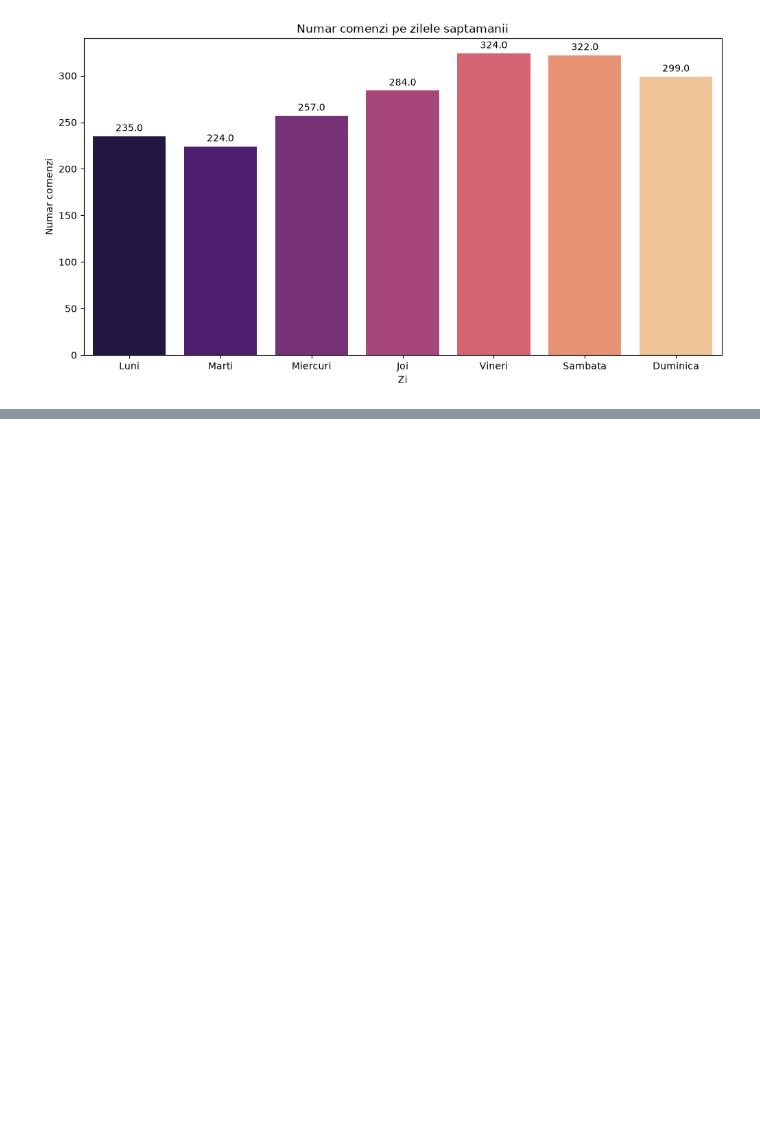
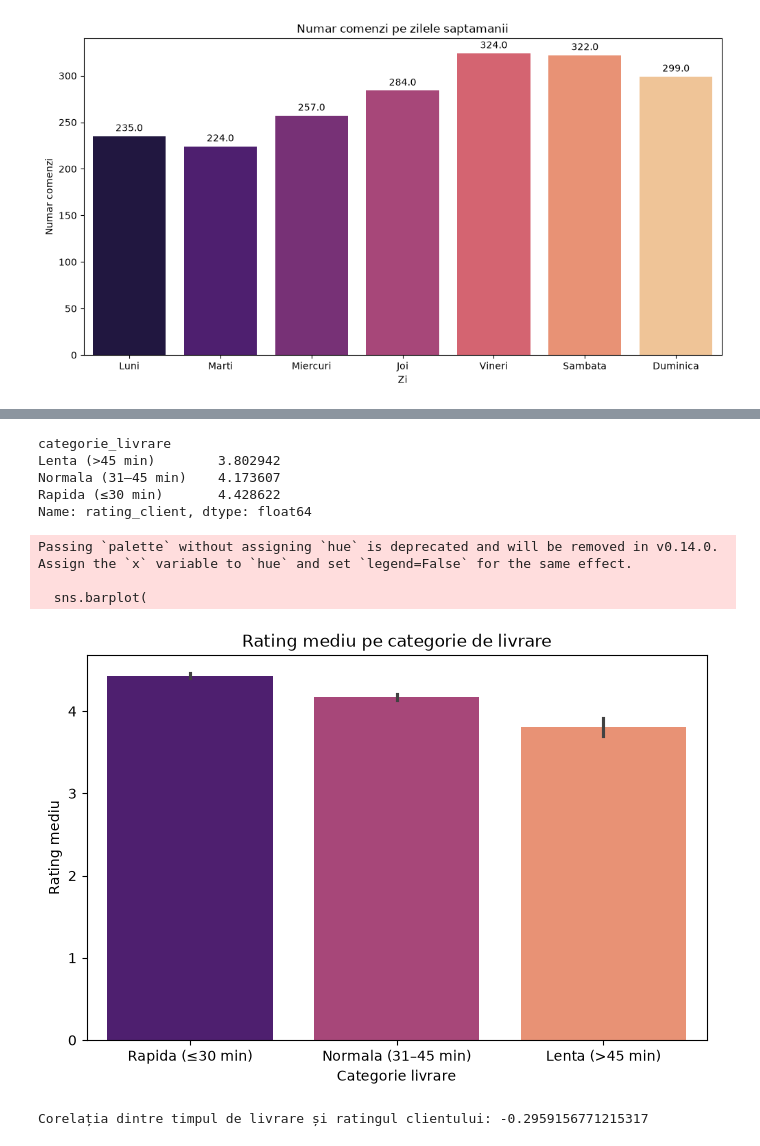
Before and after one commit to CristianaTrandafir/proiect_python_trandafir_cristiana, a Jupyter notebook: proiect_gustoexpress.ipynb, the cells around one changed output, grey strips where cells are left out. Cells and saved outputs as stored; diff of their text form; code cells hidden in the pictures; blank space fills up the shorter version.

```diff
--- a/proiect_gustoexpress.ipynb
+++ b/proiect_gustoexpress.ipynb
@@ -485,0 +517,41 @@ Passing `palette` without assigning `hue` is deprecated and will be removed in v
+# %%
+def categorie_livrare(minute):
+    if minute <= 30:
+        return "Rapida (≤30 min)"
+    elif minute <= 45:
+        return "Normala (31–45 min)"
+    else:
+        return "Lenta (>45 min)"
+
+df["categorie_livrare"] = df["timp_livrare_min"].apply(categorie_livrare)
+# %%
+rating_categorii = df.groupby("categorie_livrare")["rating_client"].mean()
+rating_categorii
+# %% [output]
+categorie_livrare
+Lenta (>45 min)        3.802942
+Normala (31–45 min)    4.173607
+Rapida (≤30 min)       4.428622
+Name: rating_client, dtype: float64
+# %%
+plt.figure(figsize=(8,5))
+sns.barplot(
+    data=df,
+    x="categorie_livrare",
+    y="rating_client",
+    palette="magma",
+    order=["Rapida (≤30 min)", "Normala (31–45 min)", "Lenta (>45 min)"]
+)
+plt.title("Rating mediu pe categorie de livrare")
+plt.xlabel("Categorie livrare")
+plt.ylabel("Rating mediu")
+plt.show()
+# %% [output]
+Passing `palette` without assigning `hue` is deprecated and will be removed in v0.14.0. Assign the `x` variable to `hue` and set `legend=False` for the same effect.
+
+  sns.barplot(
+[figure, added]
+# %%
+print(f"Corelația dintre timpul de livrare și ratingul clientului: {df['timp_livrare_min'].corr(df['rating_client'])}")
+# %% [output]
+Corelația dintre timpul de livrare și ratingul clientului: -0.2959156771215317
```
Also changed, not shown: parts of 3 cells of this notebook.
